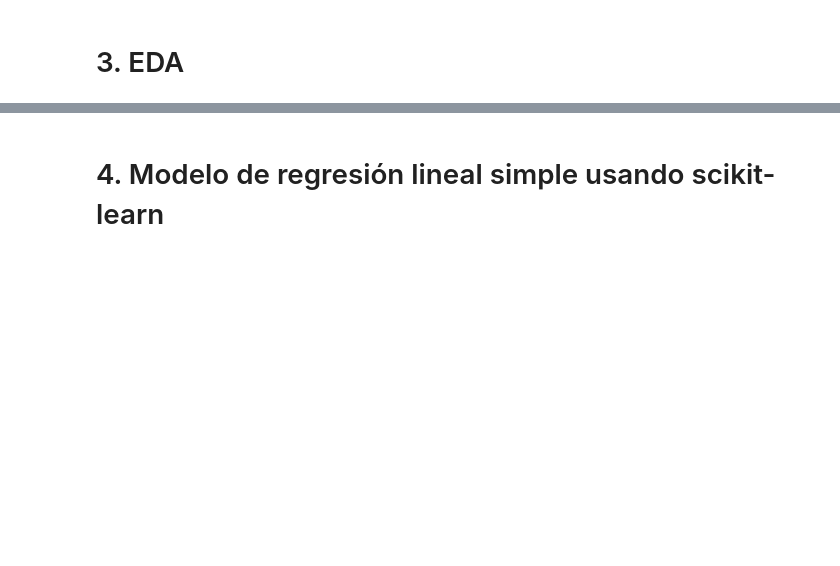
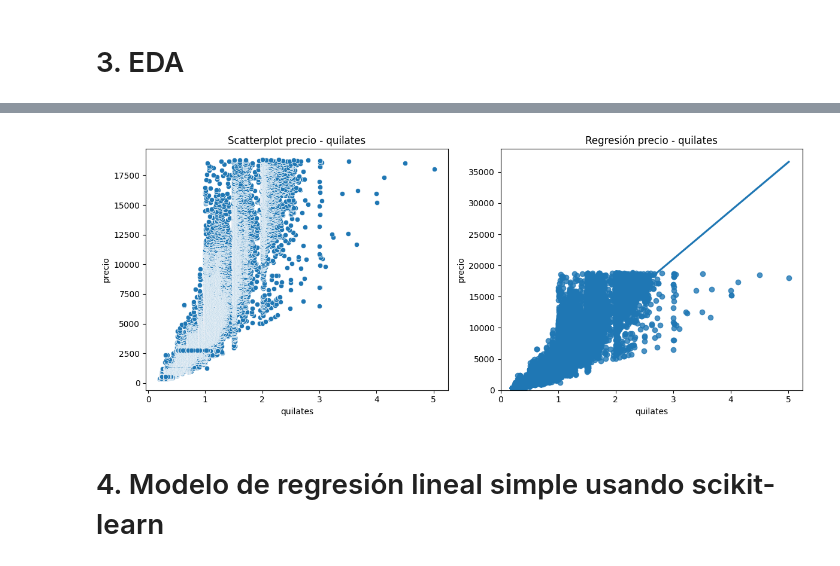
Before and after one commit to UADE-Python-Data-Science/583433_repo_oficial, a Jupyter notebook: Unidad_7/U7_NB2_modelar_diamonds_knn.ipynb, the cells around one changed output, grey strips where cells are left out. Cells and saved outputs as stored; diff of their text form; code cells hidden in the pictures; blank space fills up the shorter version.

```diff
--- a/Unidad_7/U7_NB2_modelar_diamonds_knn.ipynb
+++ b/Unidad_7/U7_NB2_modelar_diamonds_knn.ipynb
@@ -85,30 +107,32 @@ df.corr()
 # %%
 # Análisis bivariado
 fig, ax = plt.subplots(1, 2, figsize=(12, 5))
 
 # Scatterplot precio - quilates
 sns.scatterplot(
     data=df,
     x="quilates",
     y="precio",
     ax=ax[0]
 )
 ax[0].set_title("Scatterplot precio - quilates")
 
 # LRecta de regresión
 sns.regplot(
     data=df,
     x="quilates",
     y="precio",
     ax=ax[1]
 )
 ax[1].set_title("Regresión precio - quilates")
-# ax[1].set_xlim(left=0)
-# ax[1].set_ylim(bottom=0)
+ax[1].set_xlim(left=0)
+ax[1].set_ylim(bottom=0)
 
 
 plt.tight_layout()
 plt.show()
+# %% [output]
+[figure, added]
 # %% [markdown]
 # 4. Modelo de regresión lineal simple usando scikit-learn
 # %%
```
Also changed, not shown: parts of 30 cells of this notebook, 1 other file.
